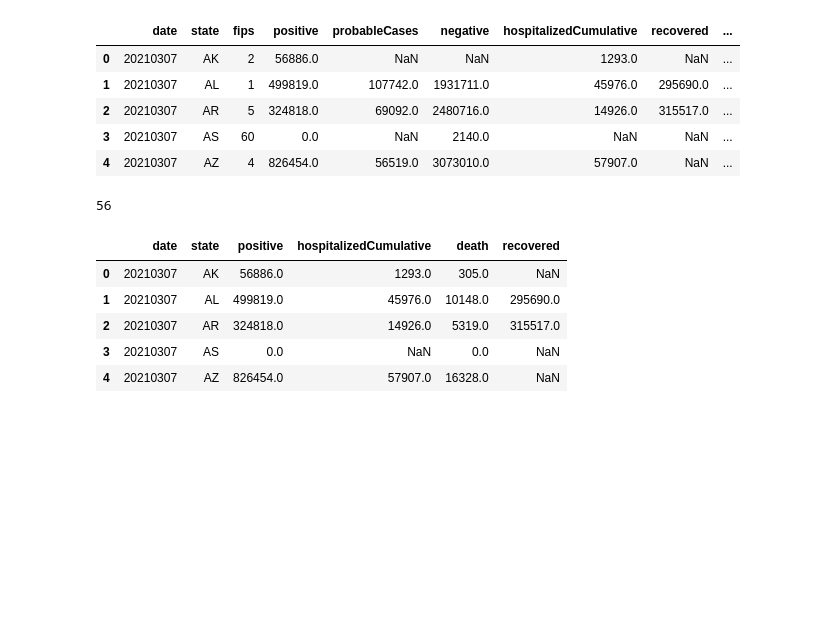
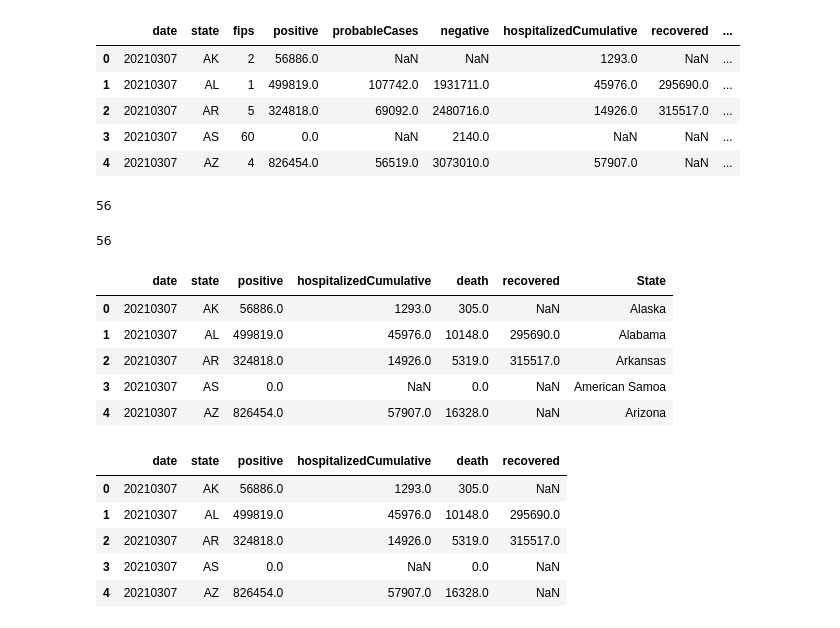
Before and after one commit to sravitham/US_Covid_Tracking, a Jupyter notebook: Data/All Sums.ipynb, the cells around one changed output. Drawn from its saved outputs; the diff is of its cells as text; code cells hidden in the pictures; blank space fills up the shorter version.

```diff
--- a/Data/All Sums.ipynb
+++ b/Data/All Sums.ipynb
@@ -29,6 +29,29 @@ state_list = np.unique(dashboard_covid_copy['state'])
 len(np.unique(dashboard_covid_copy['state']))
 # %% [output]
 56
+# %%
+# Filtered dataframe for BarGraph
+
+bargraph_covid_cols = ["date","state", "positive","hospitalizedCumulative","death", "recovered", "State"]
+
+bargraph_covid_copy = covid_df[bargraph_covid_cols].copy()
+# dashboard_covid_copy
+
+States_list = np.unique(bargraph_covid_copy['State'])
+# state_list
+
+len(np.unique(bargraph_covid_copy['State']))
+# %% [output]
+56
+# %%
+bargraph_covid_copy.head()
+# %% [output]
+|  | date | state | positive | hospitalizedCumulative | death | recovered | State |
+| 0 | 20210307 | AK | 56886.0 | 1293.0 | 305.0 | NaN | Alaska |
+| 1 | 20210307 | AL | 499819.0 | 45976.0 | 10148.0 | 295690.0 | Alabama |
+| 2 | 20210307 | AR | 324818.0 | 14926.0 | 5319.0 | 315517.0 | Arkansas |
+| 3 | 20210307 | AS | 0.0 | NaN | 0.0 | NaN | American Samoa |
+| 4 | 20210307 | AZ | 826454.0 | 57907.0 | 16328.0 | NaN | Arizona |
 # %%
 dashboard_covid_copy.head()
 # %% [output]
```
Also changed, not shown: parts of 2 cells of this notebook, 1 other file.
